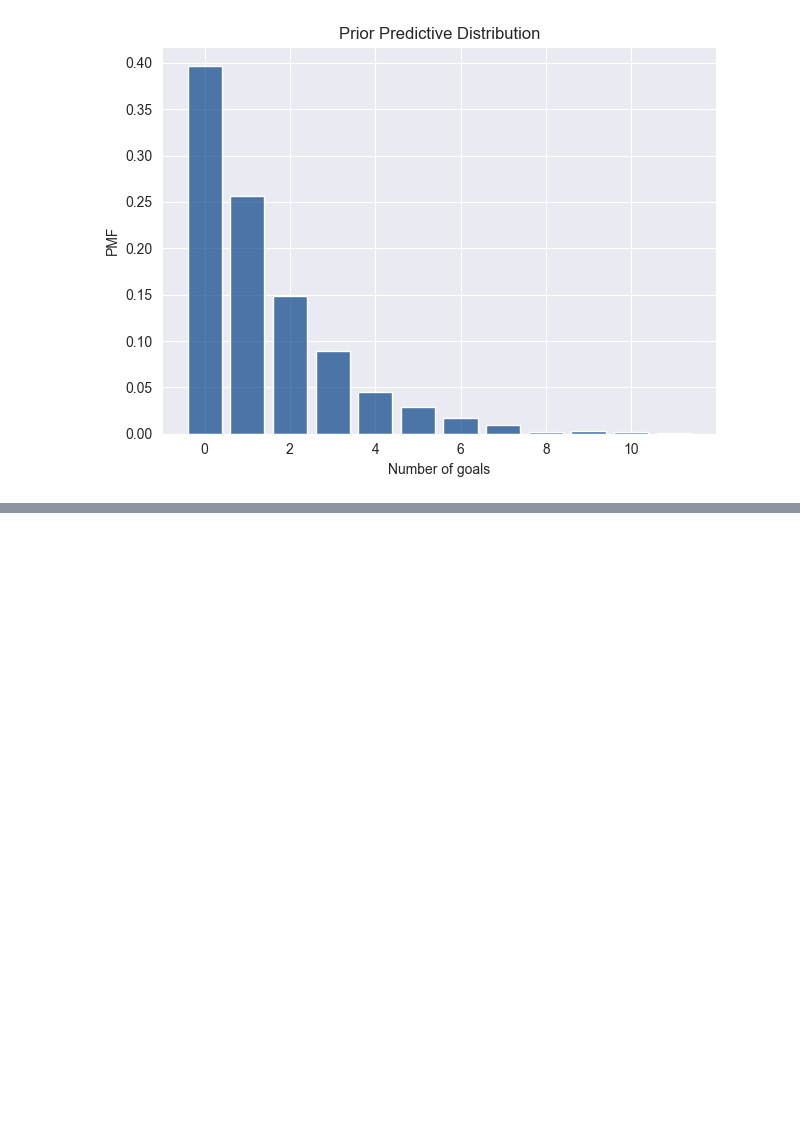
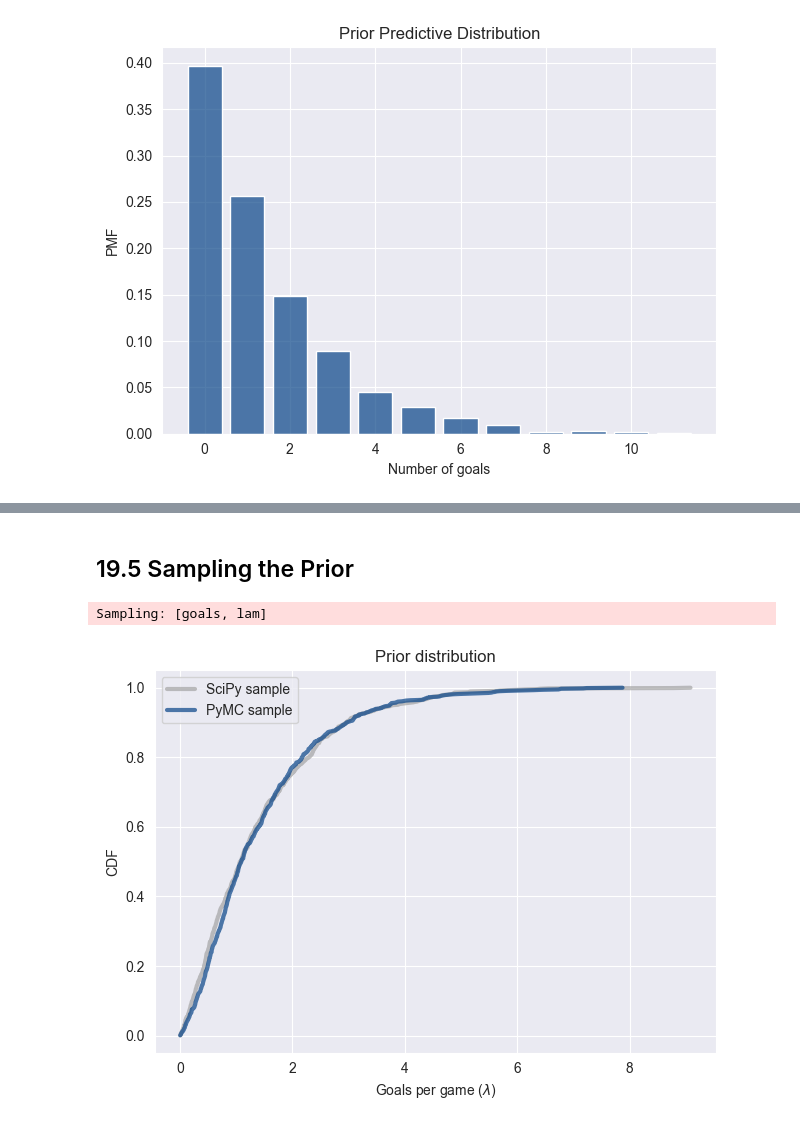
Before and after one commit to Xupeiyi/think-bayes, a Jupyter notebook: chapter19.ipynb, the cells around one changed output, grey strips where cells are left out. Drawn from its saved outputs; the diff is of its cells as text; code cells hidden in the pictures; blank space fills up the shorter version.

```diff
--- a/chapter19.ipynb
+++ b/chapter19.ipynb
@@ -42,0 +46,6 @@ decorate(
+# %%
+with pm.Model() as model:
+    lam = pm.Gamma('lam', alpha=1.4, beta=1.0)
+    goals = pm.Poisson('goals', lam)
+
+pm.model_to_graphviz(model)
@@ -42,0 +54,27 @@ decorate(
+# %% [markdown]
+## 19.5 Sampling the Prior
+# %%
+with model:
+    idata = pm.sample_prior_predictive(1000)
+
+
+def get_values(array):
+    return array.values.flatten()
+
+sample_prior_pymc = get_values(idata.prior['lam'])
+# %% [output]
+Sampling: [goals, lam]
+# %%
+def plot_cdf(sample, **options):
+    """Plot the CDF of a sample.
+
+    sample: sequence of quantities
+    """
+    Cdf.from_seq(sample).plot(**options)
+
+
+plot_cdf(sample_prior, label='SciPy sample', color='C5')
+plot_cdf(sample_prior_pymc, label='PyMC sample', color='C0')
+decorate(xlabel=r'Goals per game ($\lambda$)', ylabel='CDF', title='Prior distribution')
+# %% [output]
+[figure, added]
```
Also changed, not shown: parts of 4 cells of this notebook.
